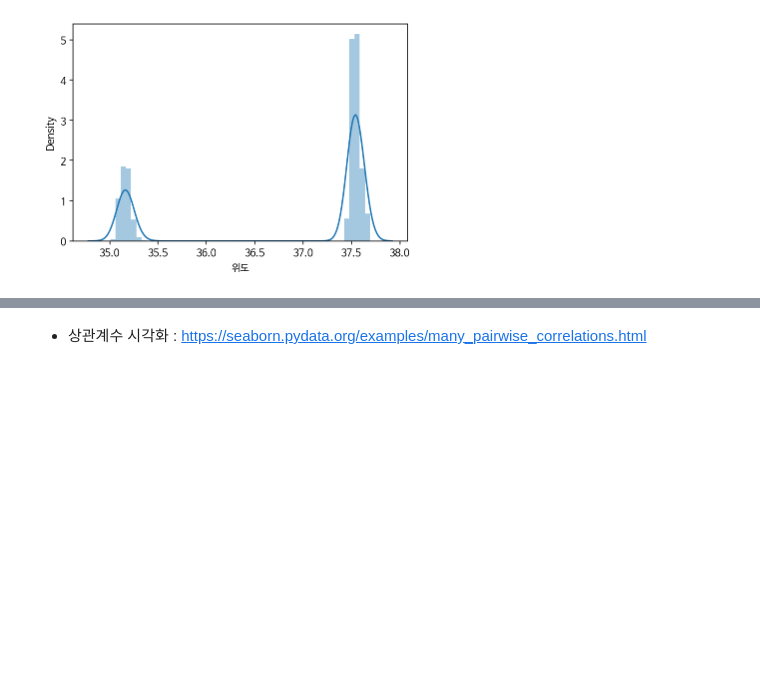
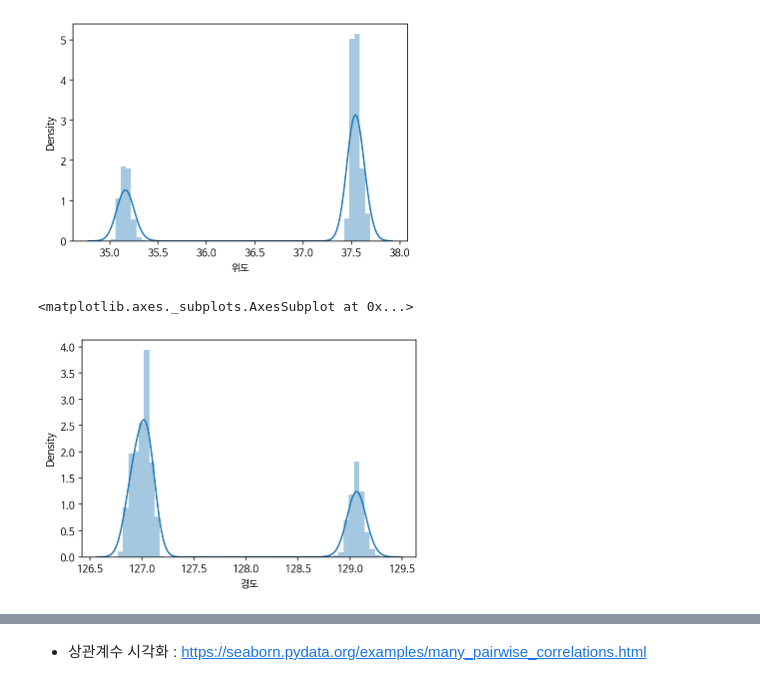
Before and after one commit to dotruni/TIL, a Jupyter notebook: store_eda_input.ipynb, the cells around one changed output, grey strips where cells are left out. Drawn from its saved outputs; the diff is of its cells as text; code cells hidden in the pictures; blank space fills up the shorter version.

```diff
--- a/store_eda_input.ipynb
+++ b/store_eda_input.ipynb
@@ -653,5 +653,9 @@ sns.distplot(df["위도"],bins=50)
 [figure]
 # %%
 # 경도의 distplot 을 그립니다.
+sns.distplot(df["경도"])
+# %% [output]
+<matplotlib.axes._subplots.AxesSubplot at 0x...>
+[figure, added]
 # %%
 # 위도의 평균, 중앙값을 표현하고 color로 선의 색상을 linestyle 로 점선으로 표시해 봅니다.
```
Also changed, not shown: parts of 15 cells of this notebook.
